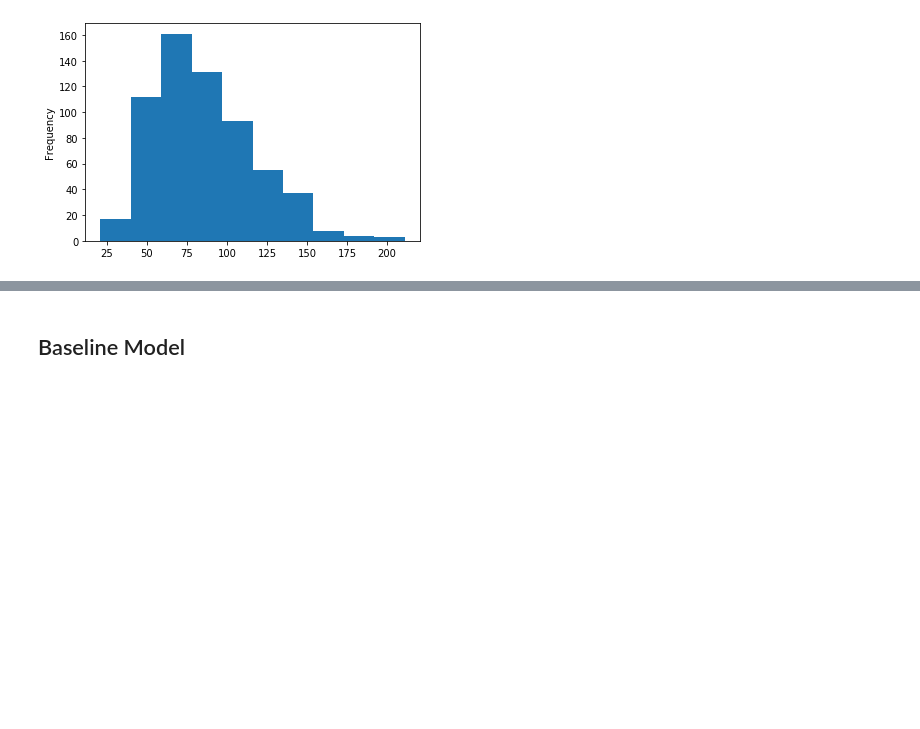
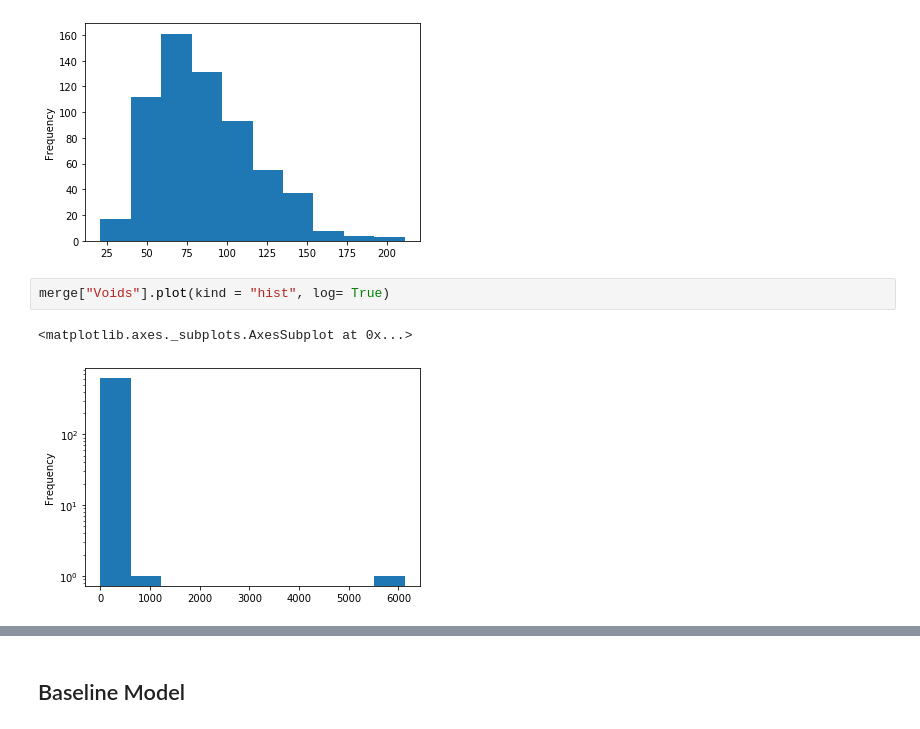
Before and after one commit to amyfbear/capstone_project, a Jupyter notebook: Capstone.ipynb, the cells around one changed output, grey strips where cells are left out. Cells and saved outputs as stored; diff of their text form; blank space fills up the shorter version.

```diff
--- a/Capstone.ipynb
+++ b/Capstone.ipynb
@@ -331,3 +335,8 @@ merge["Bill Count"].plot(kind = "hist")
 # %% [output]
 <matplotlib.axes._subplots.AxesSubplot at 0x...>
 [figure]
+# %%
+merge["Voids"].plot(kind = "hist", log= True)
+# %% [output]
+<matplotlib.axes._subplots.AxesSubplot at 0x...>
+[figure, added]
```
Also changed, not shown: parts of 12 cells of this notebook.
